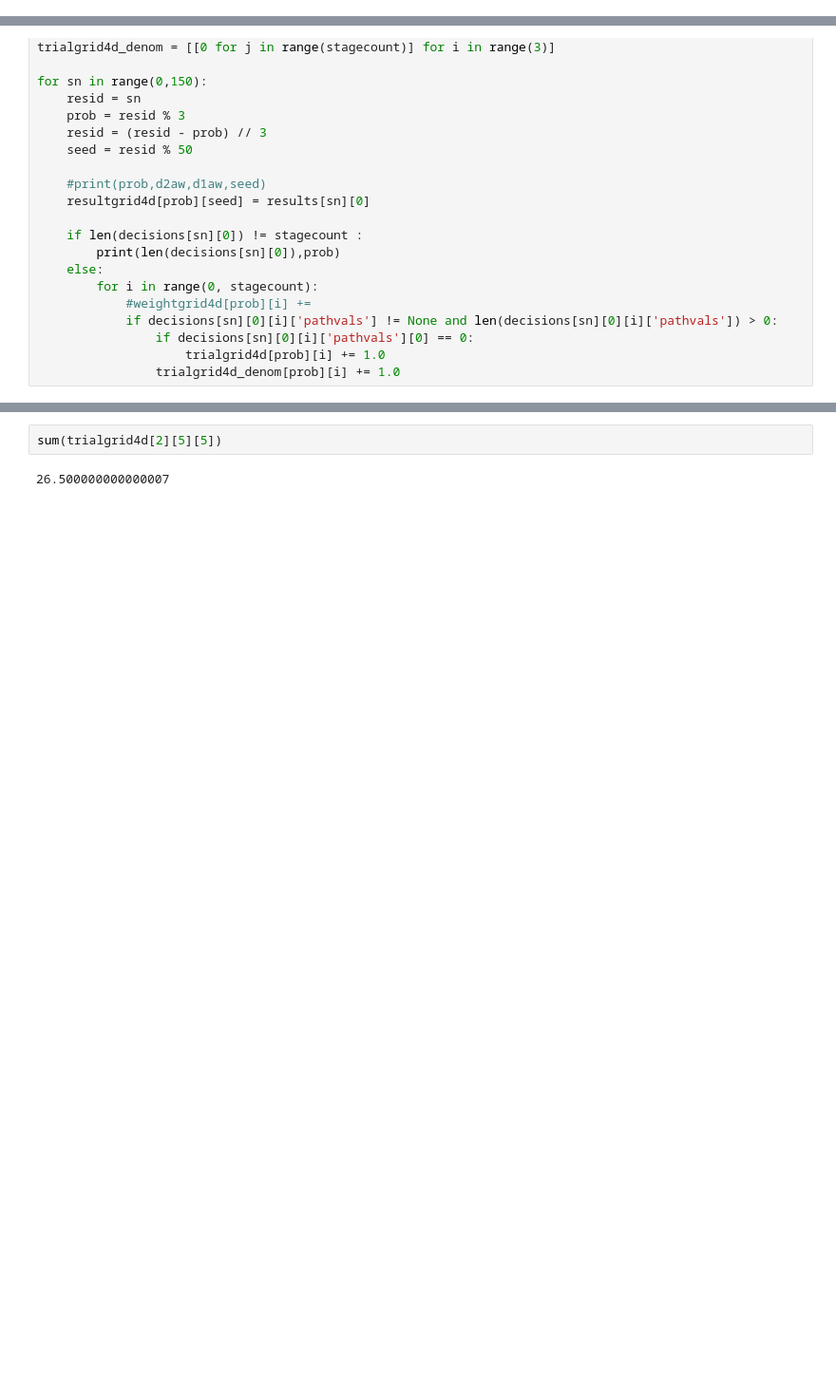
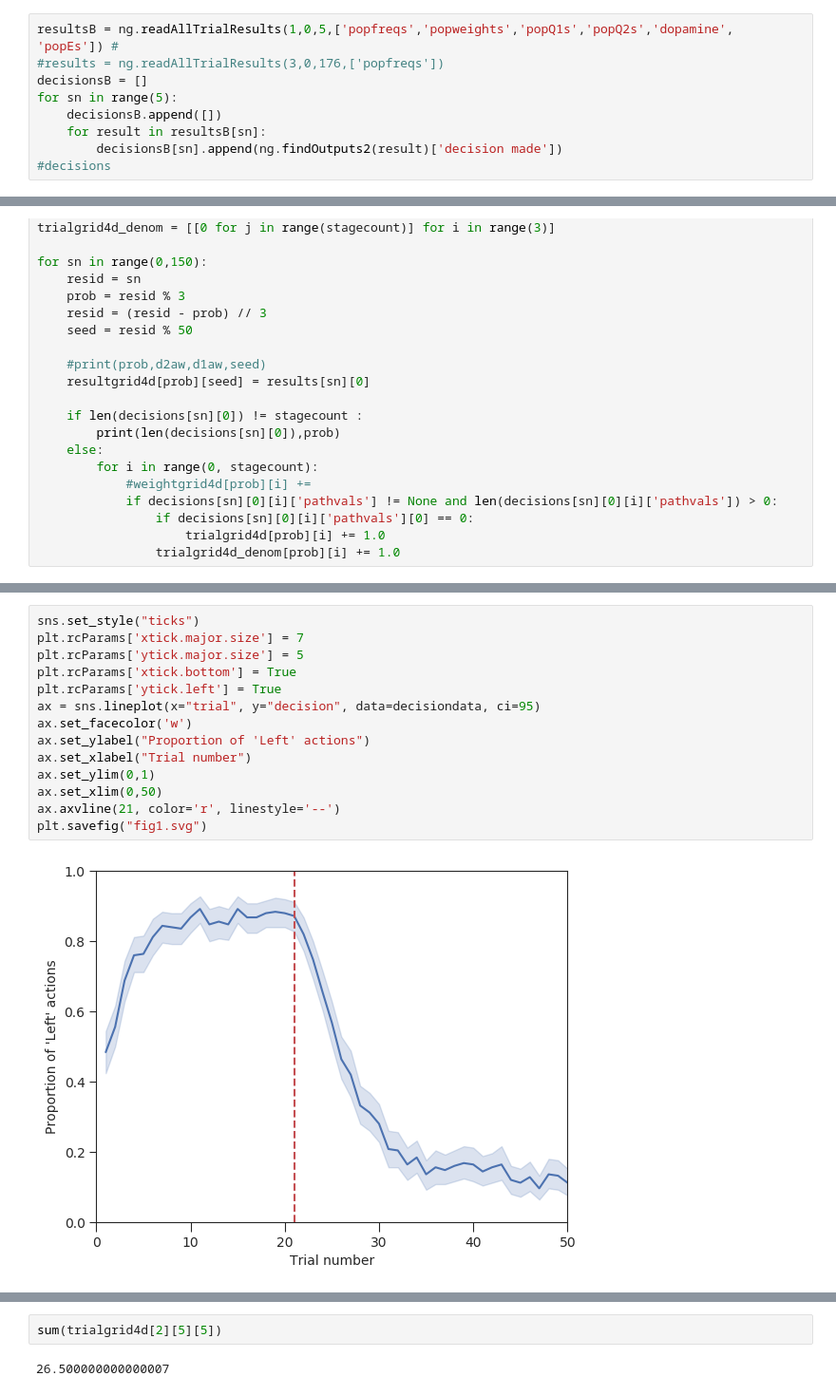
Before and after one commit to CoAxLab/CBGT, a Jupyter notebook: CBGT_PLOSCompBio2019_Demo - Continuous.ipynb, the cells around one changed output, grey strips where cells are left out. Shown at 95% size. Cells and saved outputs as stored; diff of their text form; blank space fills up the shorter version.

```diff
--- a/CBGT_PLOSCompBio2019_Demo - Continuous.ipynb
+++ b/CBGT_PLOSCompBio2019_Demo - Continuous.ipynb
@@ -212,4 +213,13 @@ for sn in range(sweepcount):
     for result in results[sn]:
         decisions[sn].append(ng.findOutputs2(result)['decision made'])
 #decisions
+# %%
+resultsB = ng.readAllTrialResults(1,0,5,['popfreqs','popweights','popQ1s','popQ2s','dopamine', 'popEs']) #
+#results = ng.readAllTrialResults(3,0,176,['popfreqs'])
+decisionsB = []
+for sn in range(5):
+    decisionsB.append([])
+    for result in resultsB[sn]:
+        decisionsB[sn].append(ng.findOutputs2(result)['decision made'])
+#decisions
 # %%
@@ -305,0 +384,16 @@ for sn in range(0,150):
+# %%
+sns.set_style("ticks")
+plt.rcParams['xtick.major.size'] = 7
+plt.rcParams['ytick.major.size'] = 5
+plt.rcParams['xtick.bottom'] = True
+plt.rcParams['ytick.left'] = True
+ax = sns.lineplot(x="trial", y="decision", data=decisiondata, ci=95)
+ax.set_facecolor('w')
+ax.set_ylabel("Proportion of 'Left' actions")
+ax.set_xlabel("Trial number")
+ax.set_ylim(0,1)
+ax.set_xlim(0,50)
+ax.axvline(21, color='r', linestyle='--')
+plt.savefig("fig1.svg")
+# %% [output]
+[figure, added]
```
Also changed, not shown: parts of 41 cells of this notebook.
